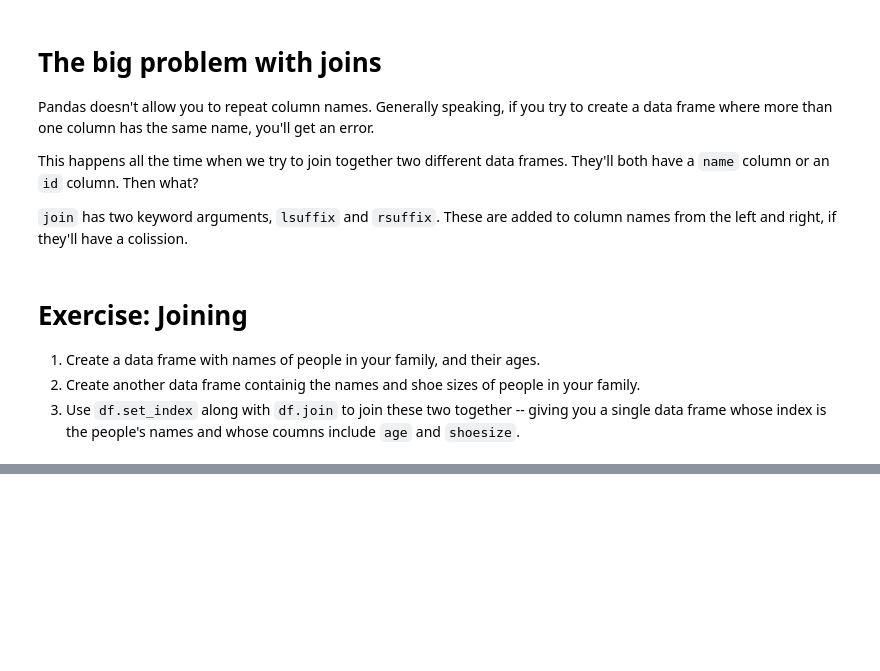
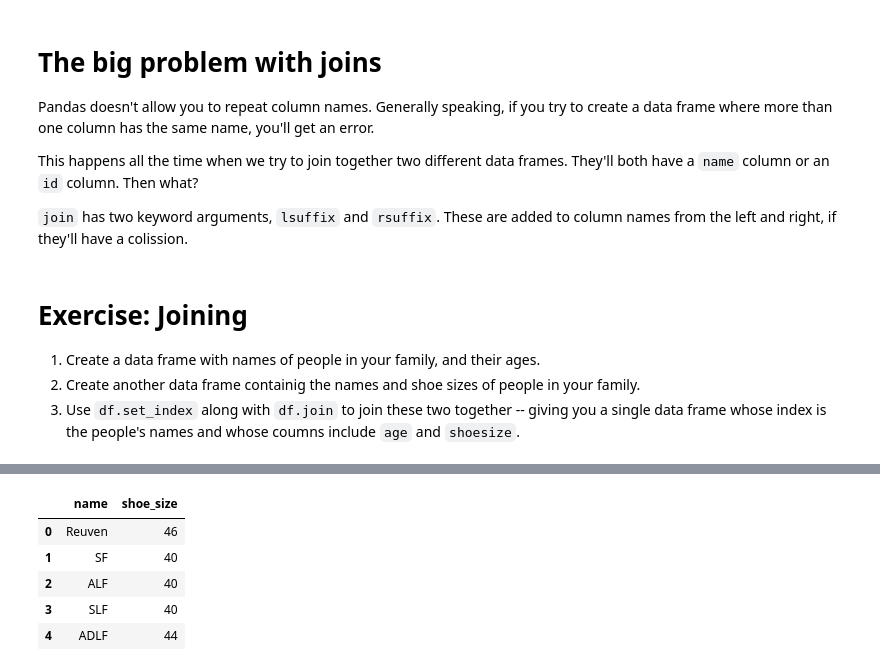
Before and after one commit to reuven/OReilly-PythonData-2026-06, a Jupyter notebook: OReilly-PythonData-2026-06-22.ipynb, the cells around one changed output, grey strips where cells are left out. Cells and saved outputs as stored; diff of their text form; code cells hidden in the pictures; blank space fills up the shorter version.

```diff
--- a/OReilly-PythonData-2026-06-22.ipynb
+++ b/OReilly-PythonData-2026-06-22.ipynb
@@ -1100,0 +1116,15 @@ This happens all the time when we try to join together two different data frames
+# %%
+shoe_size_df = pd.DataFrame([['Reuven', 46],
+                          ['SF', 40],
+                          ['ALF', 40],
+                          ['SLF', 40],
+                          ['ADLF', 44]],
+                           columns=['name', 'shoe_size'])
+shoe_size_df
+# %% [output]
+|  | name | shoe_size |
+| 0 | Reuven | 46 |
+| 1 | SF | 40 |
+| 2 | ALF | 40 |
+| 3 | SLF | 40 |
+| 4 | ADLF | 44 |
```
Also changed, not shown: parts of 1 cell of this notebook.
